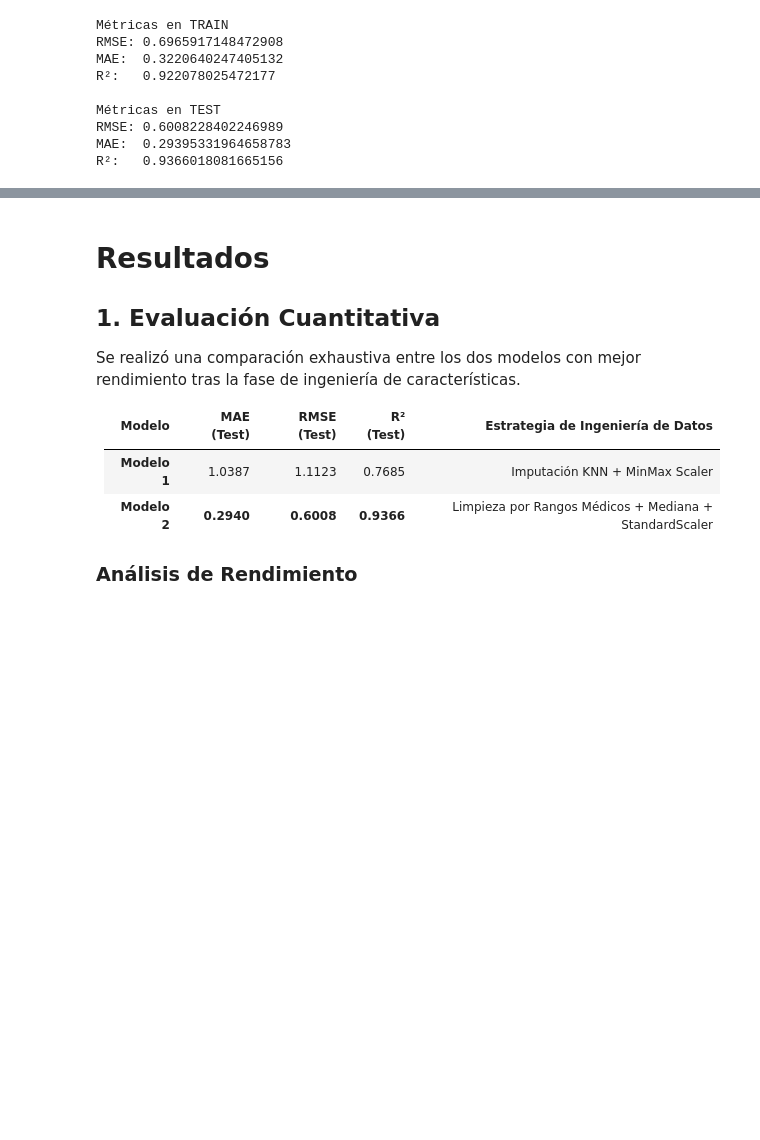
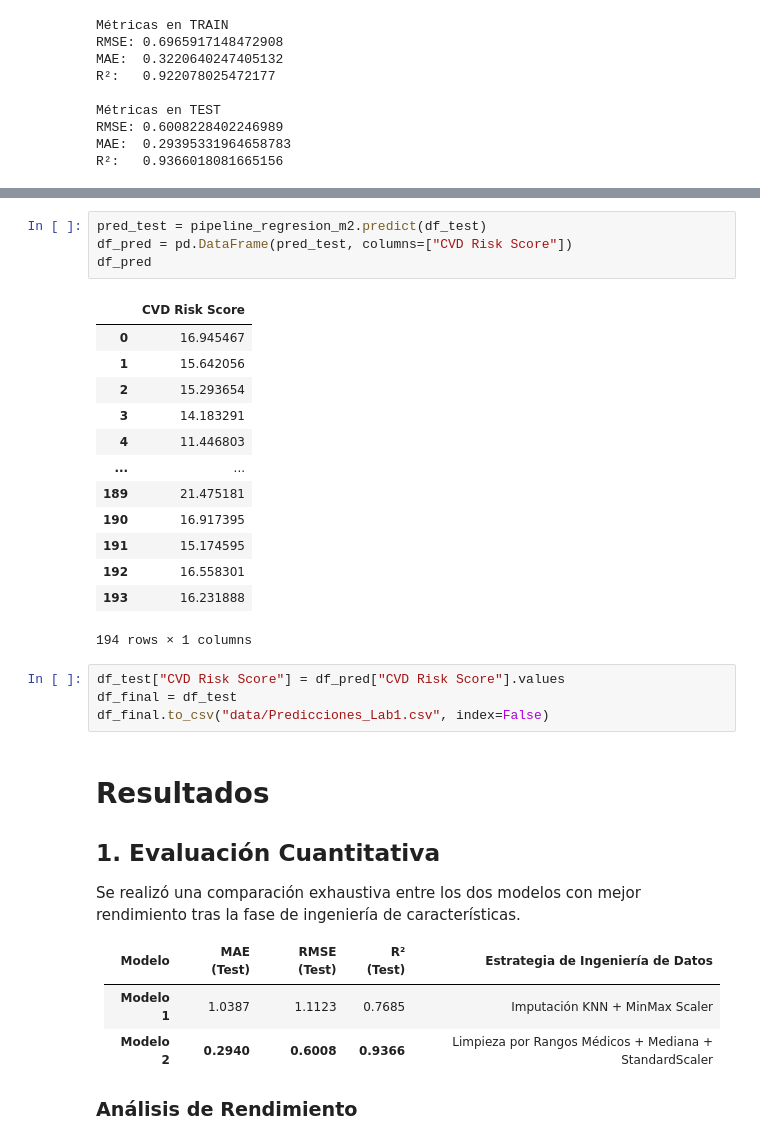
Before and after one commit to AlisonAristizabal/MaterialDeClase-ISIS-2611, a Jupyter notebook: Laboratorios/L1 Regresion Lineal/AnalisisDatos.ipynb, the cells around one changed output, grey strips where cells are left out. Cells and saved outputs as stored; diff of their text form; blank space fills up the shorter version.

```diff
--- a/Laboratorios/L1 Regresion Lineal/AnalisisDatos.ipynb
+++ b/Laboratorios/L1 Regresion Lineal/AnalisisDatos.ipynb
@@ -1406,3 +1423,25 @@ R²:   0.9366018081665156
+# %%
+pred_test = pipeline_regresion_m2.predict(df_test)
+df_pred = pd.DataFrame(pred_test, columns=["CVD Risk Score"])
+df_pred
+# %% [output]
+|  | CVD Risk Score |
+| 0 | 16.945467 |
+| 1 | 15.642056 |
+| 2 | 15.293654 |
+| 3 | 14.183291 |
+| 4 | 11.446803 |
+| ... | ... |
+| 189 | 21.475181 |
+| 190 | 16.917395 |
+| 191 | 15.174595 |
+| 192 | 16.558301 |
+| 193 | 16.231888 |
+194 rows × 1 columns
+# %%
+df_test["CVD Risk Score"] = df_pred["CVD Risk Score"].values
+df_final = df_test
+df_final.to_csv("data/Predicciones_Lab1.csv", index=False)
 # %% [markdown]
 # Resultados
 
```
Also changed, not shown: parts of 3 cells of this notebook, 1 other file.
